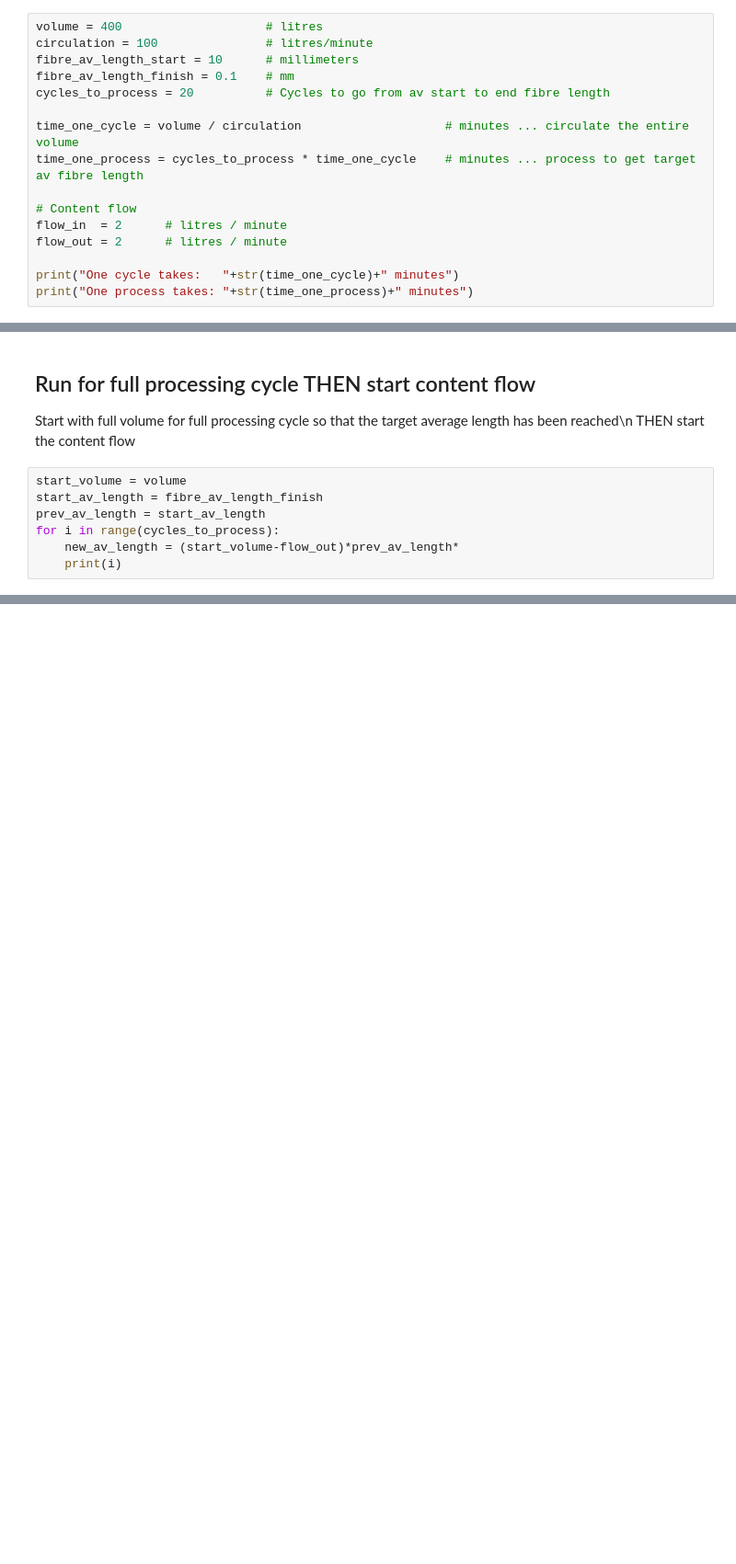
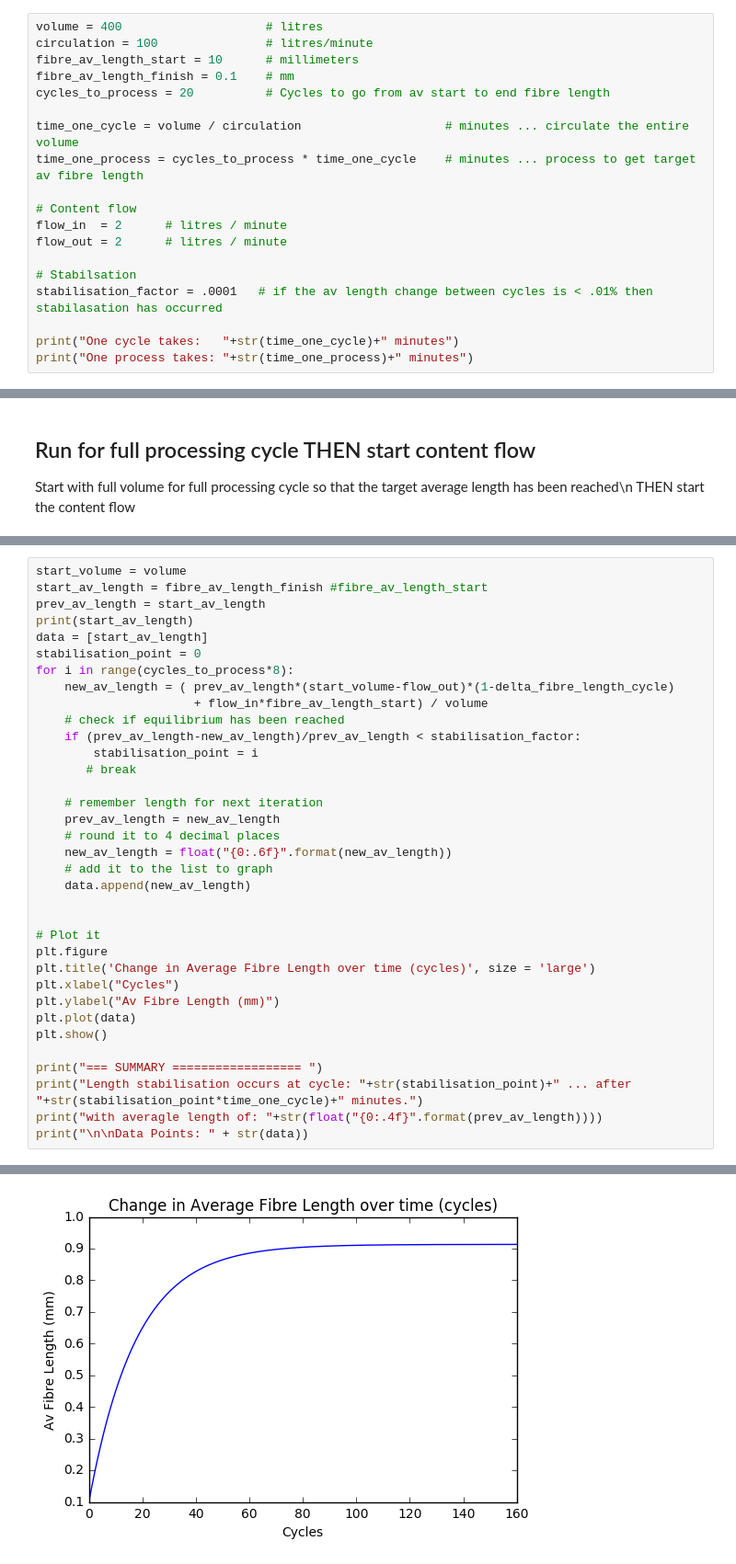
Before and after one commit to skyzeio/Skyze, a Jupyter notebook: Jupyter/Martin Flow Calcs.ipynb, the cells around one changed output, grey strips where cells are left out. Shown at 92% size. Cells and saved outputs as stored; diff of their text form; blank space fills up the shorter version.

```diff
--- a/Jupyter/Martin Flow Calcs.ipynb
+++ b/Jupyter/Martin Flow Calcs.ipynb
@@ -16,6 +16,9 @@ time_one_process = cycles_to_process * time_one_cycle    # minutes ... process t
 flow_in  = 2      # litres / minute
 flow_out = 2      # litres / minute
 
+# Stabilsation
+stabilisation_factor = .0001   # if the av length change between cycles is < .01% then stabilasation has occurred
+
 print("One cycle takes:   "+str(time_one_cycle)+" minutes")
 print("One process takes: "+str(time_one_process)+" minutes")
 # %% [output]
@@ -57,10 +63,3 @@ plt.show()
 ##  Run for full processing cycle THEN start content flow
 Start with full volume for full processing cycle so that the target average length has been reached\n
 THEN start the content flow
-# %%
-start_volume = volume
-start_av_length = fibre_av_length_finish
-prev_av_length = start_av_length
-for i in range(cycles_to_process):
-    new_av_length = (start_volume-flow_out)*prev_av_length*
-    print(i)
@@ -87,0 +66,36 @@ for i in range(cycles_to_process):
+# %%
+start_volume = volume
+start_av_length = fibre_av_length_finish #fibre_av_length_start
+prev_av_length = start_av_length
+print(start_av_length)
+data = [start_av_length]
+stabilisation_point = 0
+for i in range(cycles_to_process*8):
+    new_av_length = ( prev_av_length*(start_volume-flow_out)*(1-delta_fibre_length_cycle)
+                      + flow_in*fibre_av_length_start) / volume
+    # check if equilibrium has been reached
+    if (prev_av_length-new_av_length)/prev_av_length < stabilisation_factor:
+        stabilisation_point = i
+       # break
+
+    # remember length for next iteration
+    prev_av_length = new_av_length
+    # round it to 4 decimal places
+    new_av_length = float("{0:.6f}".format(new_av_length))
+    # add it to the list to graph
+    data.append(new_av_length)
+
+
+# Plot it
+plt.figure
+plt.title('Change in Average Fibre Length over time (cycles)', size = 'large')
+plt.xlabel("Cycles")
+plt.ylabel("Av Fibre Length (mm)")
+plt.plot(data)
+plt.show()
+
+print("=== SUMMARY ================== ")
+print("Length stabilisation occurs at cycle: "+str(stabilisation_point)+" ... after "+str(stabilisation_point*time_one_cycle)+" minutes.")
+print("with averagle length of: "+str(float("{0:.4f}".format(prev_av_length))))
+print("\n\nData Points: " + str(data))
+# %% [output]
@@ -87,0 +103 @@ for i in range(cycles_to_process):
+[figure, added]
```
Also changed, not shown: parts of 5 cells of this notebook, 1 other file.
